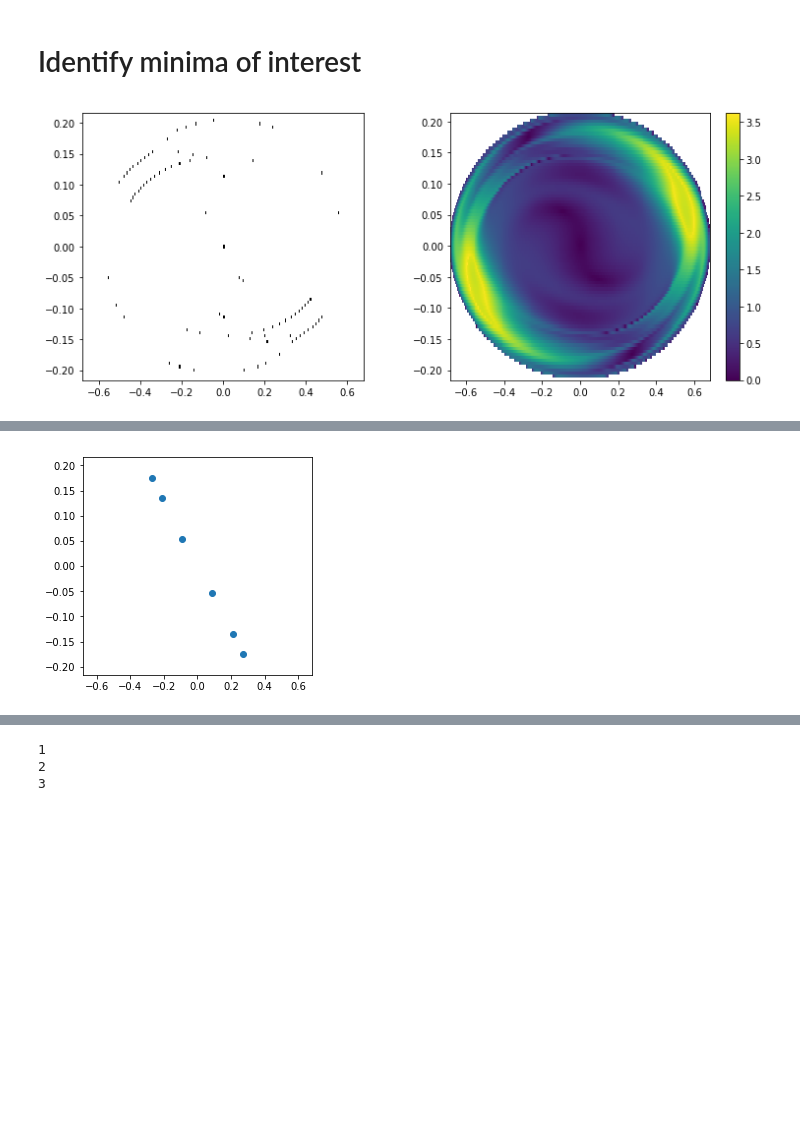
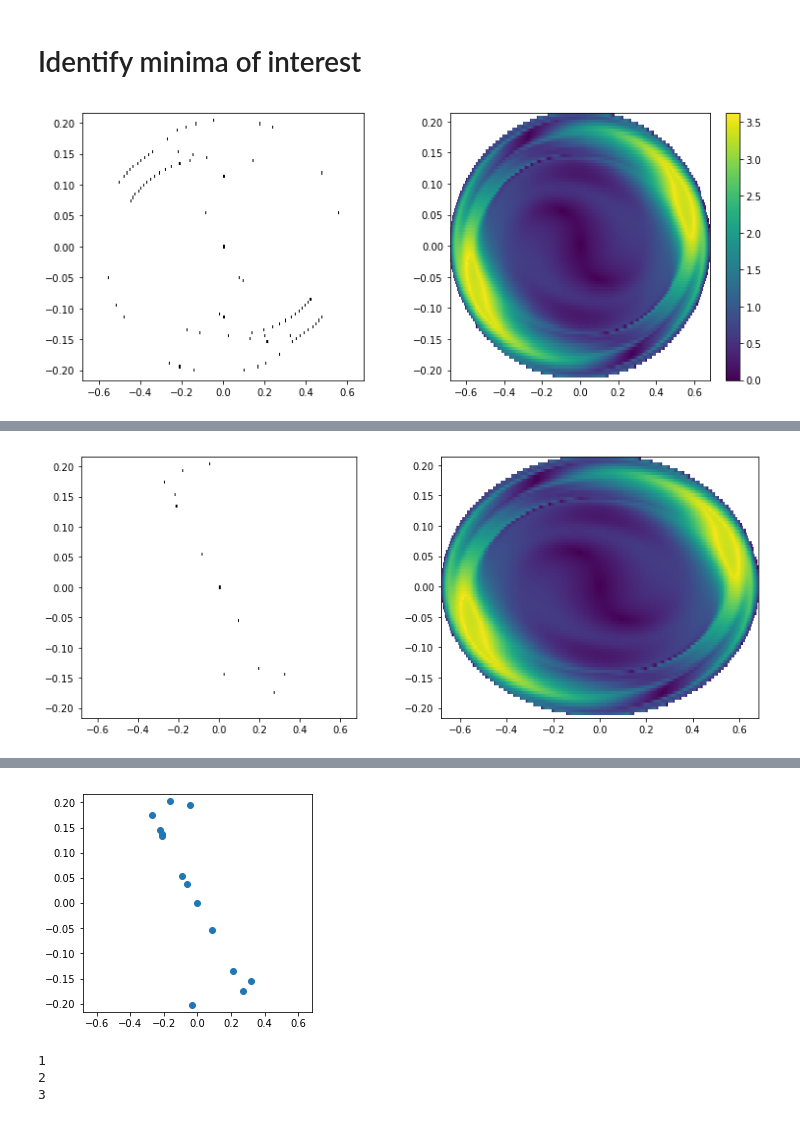
Before and after one commit to edwardsjohnmartin/MagPhyxP, a Jupyter notebook: Edges.ipynb, the cells around one changed output, grey strips where cells are left out. Drawn from its saved outputs; the diff is of its cells as text; code cells hidden in the pictures; blank space fills up the shorter version.

Commit message:
changed scatter plot to grid image1

```diff
--- a/Edges.ipynb
+++ b/Edges.ipynb
@@ -232,6 +232,7 @@ fval: 0.044448238413123134
 import numpy as np
 import matplotlib.pyplot as plt
 import magphyxp
+from scipy import spatial
 
 def f(x,y):
     pr = 2*energy + 2/3 - x**2 - 10*y**2
@@ -255,11 +256,11 @@ if full:
     p_phi_end = p_phi
     h = 0.005
 else:
-    p_theta_start = 0.257
-    p_theta_end = 0.337
-    p_phi_start = -0.218
-    p_phi_end = -0.158
-    h = 0.0001
+    p_theta_start = -0.2
+    p_theta_end = -0.05
+    p_phi_start = 0.18
+    p_phi_end = p_phi
+    h = 0.0005
 
 x_range = np.arange(p_theta_start, p_theta_end, h)
 y_range = np.arange(p_phi_start, p_phi_end, h)
@@ -315,7 +316,7 @@ for i in np.arange(x.shape[0]):
             and (z[i, j] < bottom) \
             and (z[i, j] < bottom_right):
             grid_image[i, j, :] = [0, 0, 0]
-            minima.append((x[i,j], y[i,j], z[i,j]))
+            minima.append((x[i,j], y[i,j], z[i,j], i, j))
 
 fig, (ax1, ax2) = plt.subplots(1,2)
 fig.set_figheight(5)
@@ -325,14 +326,34 @@ pos = ax2.pcolor(x,y,z)
 fig.colorbar(pos,ax=ax2)
 plt.show()
 print('(min - max): {} - {}'.format(np.nanmin(z), np.nanmax(z)))
+list.sort(minima)
+# for row in minima:
+#     print('ptheta:', row[0], 'pphi:', row[1], 'fval:', row[2])
 
 real_minima = []
-for row in minima:
+minima_array = np.array(minima)
+minima_array = minima_array[:, 0:2]
+# print(minima)
+grid_image1 = np.ones((z.shape[0], z.shape[1], 3))
+for row in minima_array:
     m = magphyxp.calculate_min(row[0], row[1], num_bounces, energy)
     if m.f < .001:
         real_minima.append(m)
+        pt = [m.ptheta, m.pphi]
+        [distance, index] = spatial.KDTree(minima_array).query(pt)
+        row = minima[index]
+        grid_image1[row[3], row[4], :] = [0, 0, 0]
 
+fig, (ax1, ax2) = plt.subplots(1,2)
+fig.set_figheight(5)
+fig.set_figwidth(13)
+ax1.imshow(grid_image1, aspect=3, extent=(p_theta_start, p_theta_end, p_phi_start, p_phi_end), origin='lower')
+pos = ax2.pcolor(x,y,z)
+# fig.colorbar(pos,ax=ax2)
+plt.show()
 list.sort(real_minima, key=lambda m: m.ptheta)
+for row in real_minima:
+    print('ptheta:', row.ptheta, 'pphi:', row.pphi, 'fval:', row.f)
 
 # find unique points
 unique = []
@@ -345,33 +366,34 @@ b = np.unique(a, axis=0)
 # print(b)
 # print('Length:', len(b))
 
-# fig2, ax3 = plt.subplots(1,1)
-# ax3.scatter(b[:,1],b[:,2])
-# ax3.set_aspect(3)
-# ax3.set_xlim(-p_theta, p_theta)
-# ax3.set_ylim(-p_phi, p_phi)
-# plt.show()
+fig2, ax3 = plt.subplots(1,1)
+ax3.scatter(b[:,1],b[:,2])
+ax3.set_aspect(3)
+ax3.set_xlim(p_theta_start, p_theta_end)
+ax3.set_ylim(p_phi_start, p_phi_end)
+plt.show()
 
 # print('\n'.join('{} {} {}'.format(m.ptheta, m.pphi, m.f) for m in real_minima))
 # print('\n'.join('{:0.4} {:0.4} {:0.4}'.format(row[0], row[1], row[2]) for row in b))
 
 # filter for only the periodic solutions
 periodic = []
-for i in np.arange(len(b) - 1):
-    next = i + 1
-    if b[next, 0] == b[i, 0]:
-        periodic.append(b[i,:])
-        periodic.append(b[next,:])
+# for i in np.arange(len(b) - 1):
+#     next = i + 1
+#     if b[next, 0] == b[i, 0]:
+#         periodic.append(b[i,:])
+#         periodic.append(b[next,:])
 
-periodic = np.array(periodic)
-print(periodic)
+# periodic = np.array(periodic)
+# print(periodic)
 
-fig3, ax4 = plt.subplots()
-ax4.scatter(periodic[:,1],periodic[:,2])
-ax4.set_aspect(3)
-ax4.set_xlim(-p_theta, p_theta)
-ax4.set_ylim(-p_phi, p_phi)
-plt.show()
+# fig3, ax4 = plt.subplots()
+# ax4.scatter(periodic[:,1],periodic[:,2])
+# ax4.scatter(unique[:,1],unique[:,2])
+# ax4.set_aspect(3)
+# ax4.set_xlim(-p_theta, p_theta)
+# ax4.set_ylim(-p_phi, p_phi)
+# plt.show()
 # %% [output]
 [figure]
 (min - max): 0.0 - 3.626431601151047
@@ -384 +400 @@ plt.show()
-[figure, old version]
+[figure, new version]
@@ -385,3 +418,4 @@ plt.show()
+[figure, added]
 # %%
 a = [1, 2, 3]
 print('\n'.join('{}'.format(x) for x in a))
```
Also changed, not shown: parts of 1 cell of this notebook.
